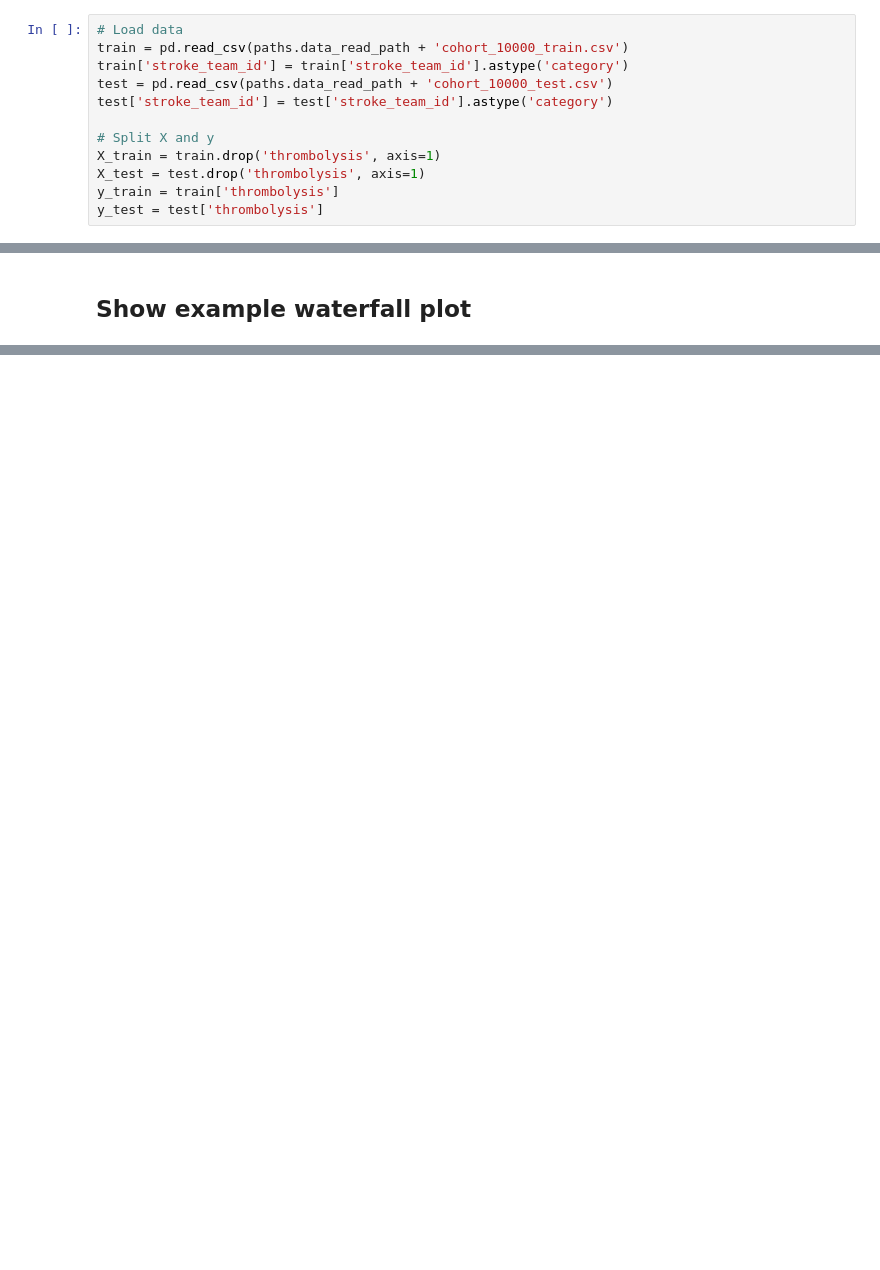
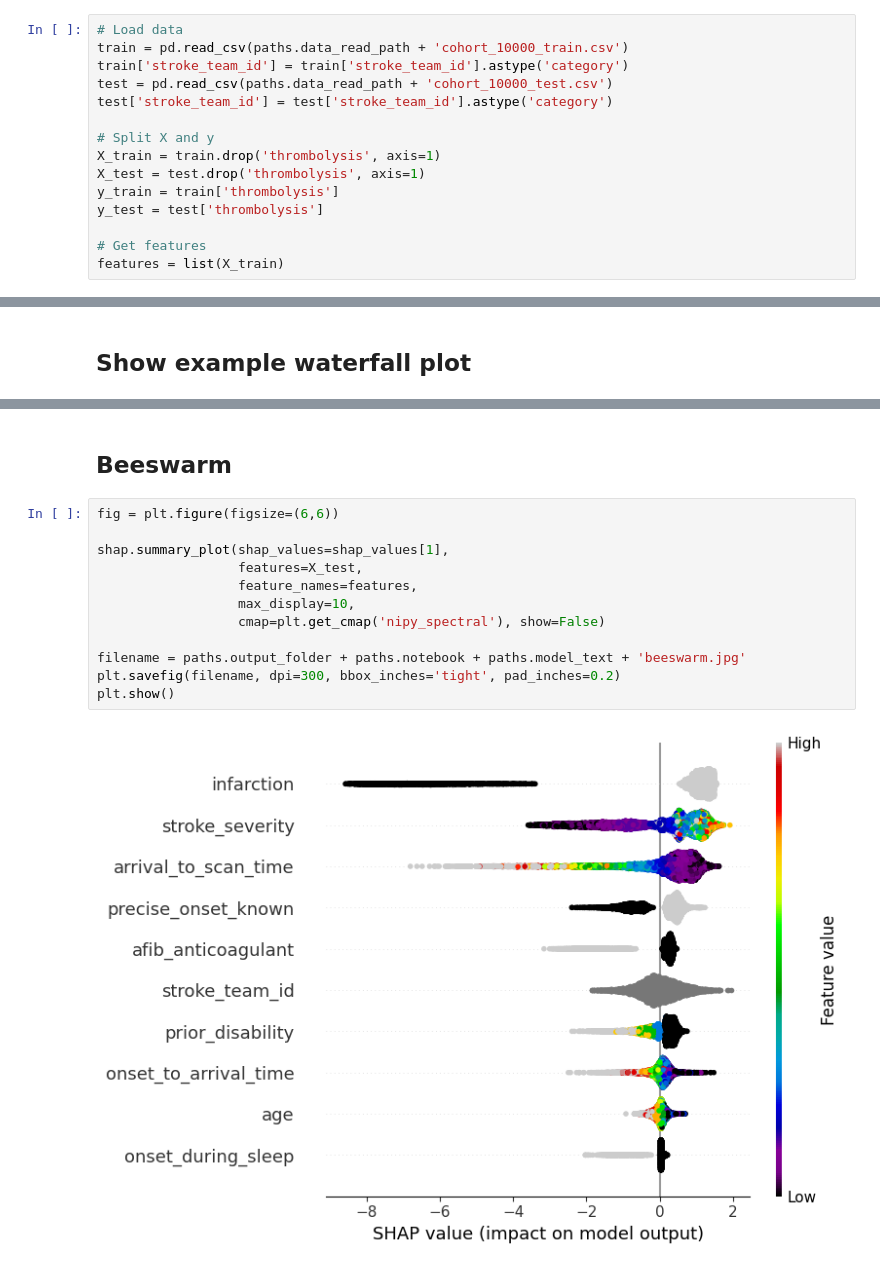
Before and after one commit to samuel-book/outcome_xgbb_shap, a Jupyter notebook: thrombolysis_decision/02_lgbm_shap.ipynb, the cells around one changed output, grey strips where cells are left out. Saved outputs shown, nothing was run; the diff lists cells and outputs as text; blank space fills up the shorter version.

```diff
--- a/thrombolysis_decision/02_lgbm_shap.ipynb
+++ b/thrombolysis_decision/02_lgbm_shap.ipynb
@@ -48,3 +49,6 @@ X_train = train.drop('thrombolysis', axis=1)
 X_test = test.drop('thrombolysis', axis=1)
 y_train = train['thrombolysis']
 y_test = test['thrombolysis']
+
+# Get features
+features = list(X_train)
@@ -110,0 +133,16 @@ shap.waterfall_plot(Shap_array(shap_values_extended, row, class_index))
+# %% [markdown]
+## Beeswarm
+# %%
+fig = plt.figure(figsize=(6,6))
+
+shap.summary_plot(shap_values=shap_values[1],
+                  features=X_test,
+                  feature_names=features,
+                  max_display=10,
+                  cmap=plt.get_cmap('nipy_spectral'), show=False)
+
+filename = paths.output_folder + paths.notebook + paths.model_text + 'beeswarm.jpg'
+plt.savefig(filename, dpi=300, bbox_inches='tight', pad_inches=0.2)
+plt.show()
+# %% [output]
+[figure, added]
```
Also changed, not shown: parts of 11 cells of this notebook.
